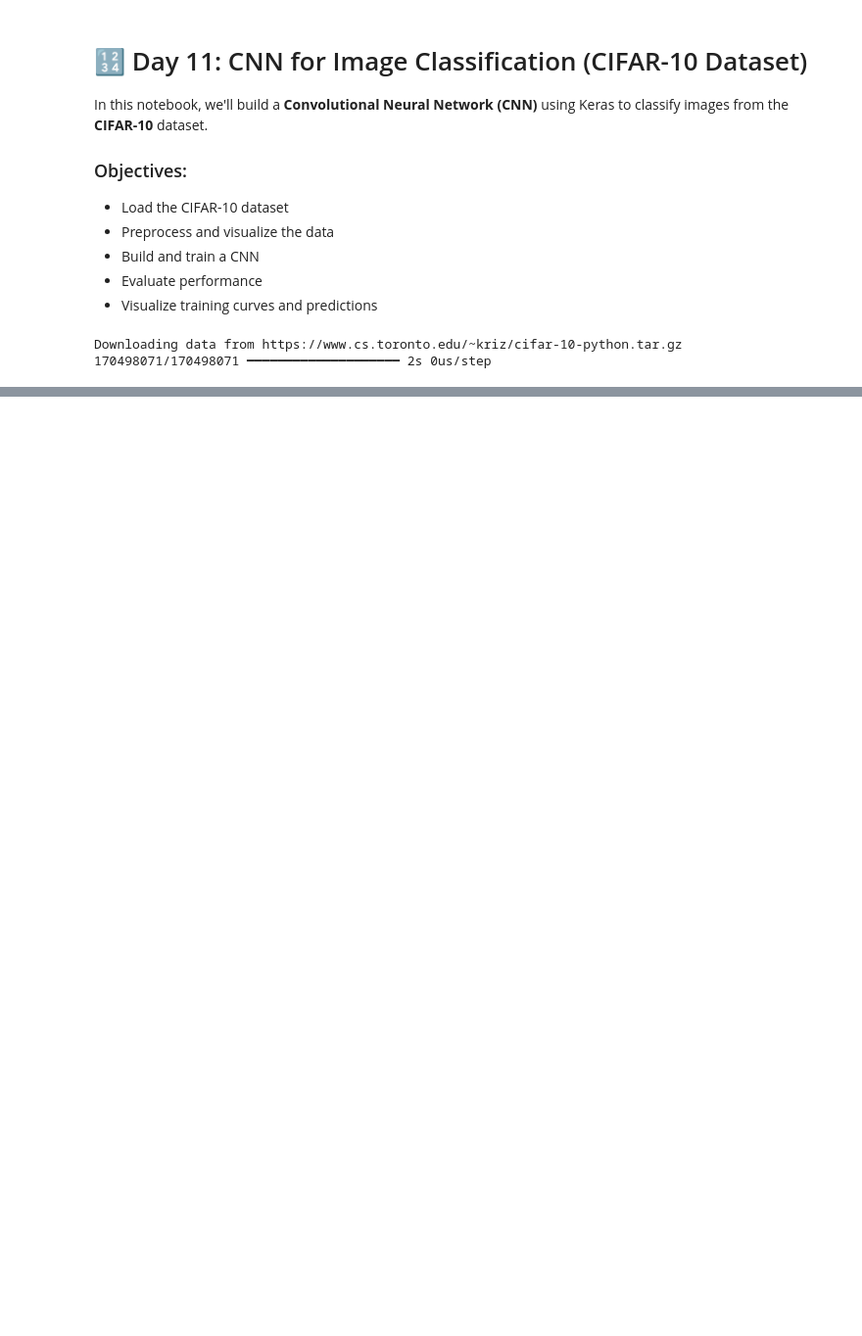
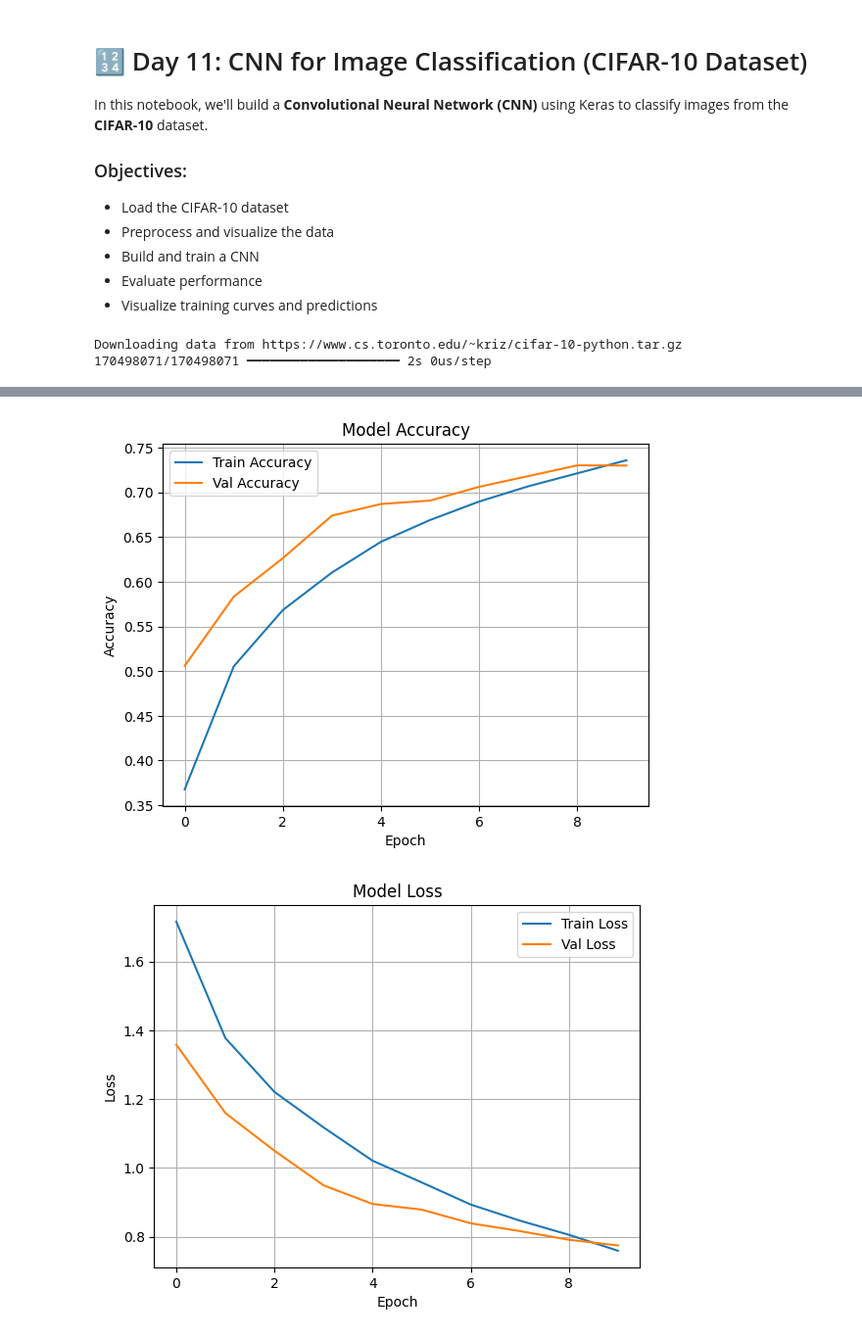
Before and after one commit to Shadabur-Rahaman/30-days-ml-projects, a Jupyter notebook: Day_11_CNN_CIFAR10_Classifier_Cleaned/notebooks/Day11_CNN_CIFAR10_Classifier_Cleaned.ipynb, the cells around one changed output, grey strips where cells are left out. Shown at 98% size. Saved outputs shown, nothing was run; the diff lists cells and outputs as text; code cells hidden in the pictures; blank space fills up the shorter version.

```diff
--- a/Day_11_CNN_CIFAR10_Classifier_Cleaned/notebooks/Day11_CNN_CIFAR10_Classifier_Cleaned.ipynb
+++ b/Day_11_CNN_CIFAR10_Classifier_Cleaned/notebooks/Day11_CNN_CIFAR10_Classifier_Cleaned.ipynb
@@ -71,19 +119,24 @@ print(f"Test Accuracy: {test_acc:.4f}")
 # %%
 # 📊 Plot Accuracy and Loss
+plt.figure()
 plt.plot(history.history['accuracy'], label='Train Accuracy')
 plt.plot(history.history['val_accuracy'], label='Val Accuracy')
 plt.title('Model Accuracy')
 plt.xlabel('Epoch')
 plt.ylabel('Accuracy')
 plt.legend()
 plt.grid(True)
+plt.savefig("training_accuracy_loss_curve.png")
 plt.show()
 
+plt.figure()
 plt.plot(history.history['loss'], label='Train Loss')
 plt.plot(history.history['val_loss'], label='Val Loss')
 plt.title('Model Loss')
 plt.xlabel('Epoch')
 plt.ylabel('Loss')
 plt.legend()
 plt.grid(True)
-plt.show()
+# %% [output]
+[figure, added]
+[figure, added]
```
Also changed, not shown: parts of 7 cells of this notebook.
